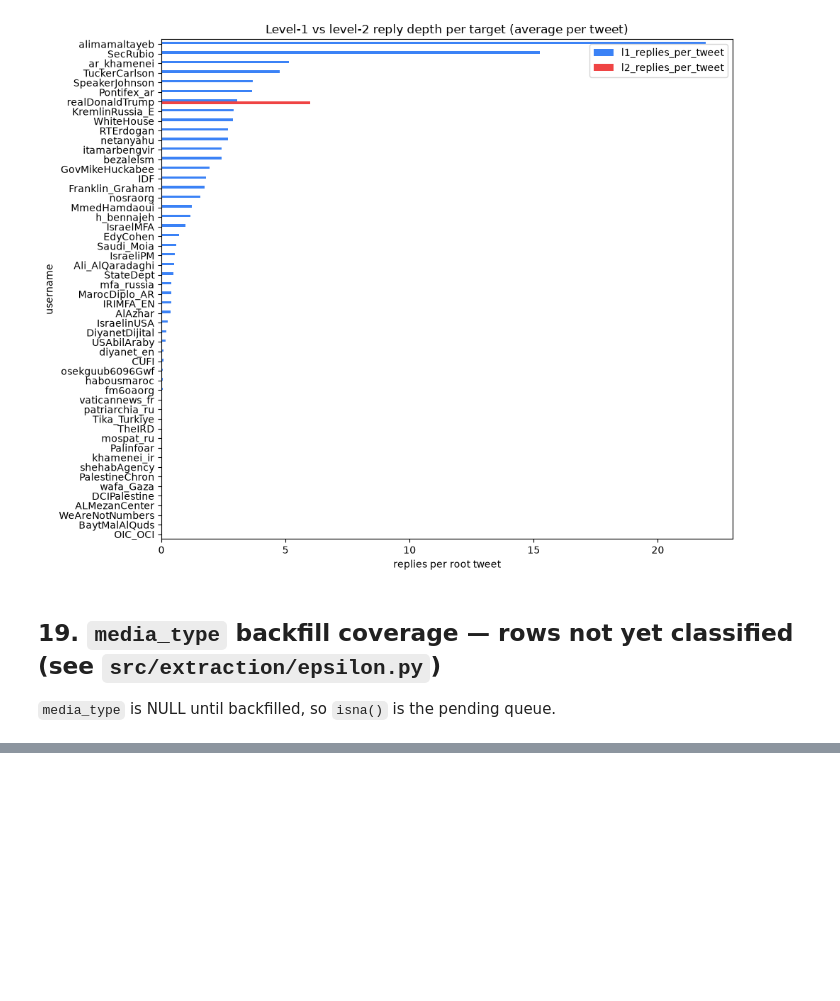
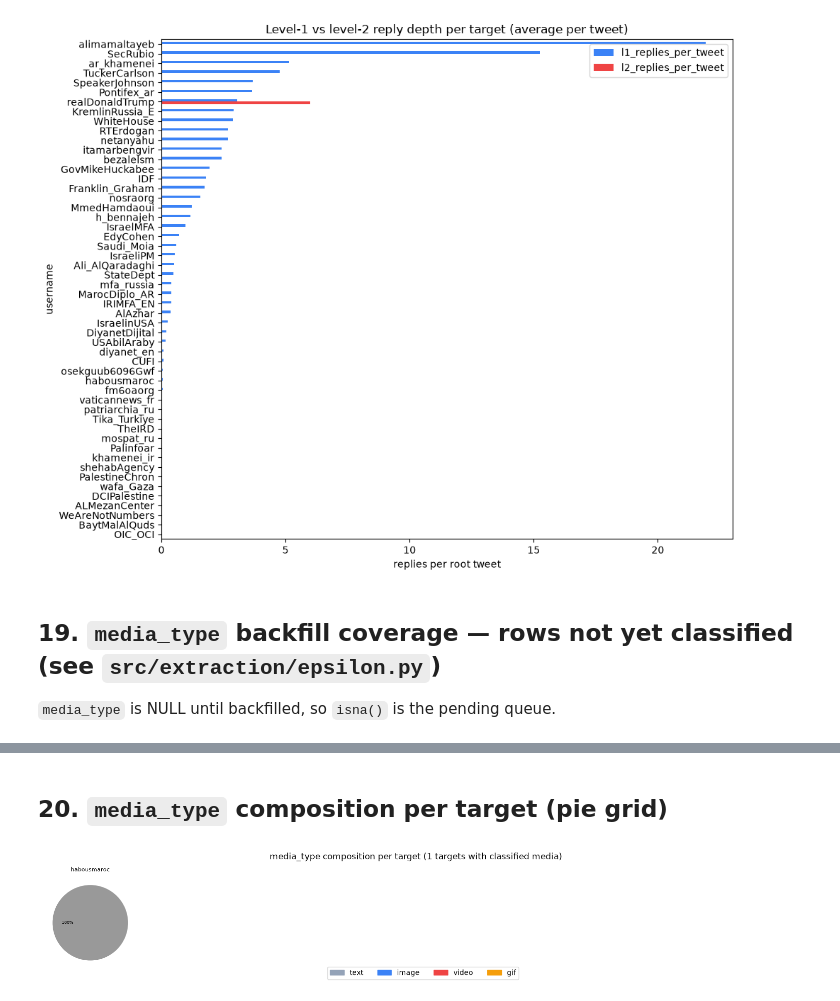
Before and after one commit to zztaouil/twitter-datum, a Jupyter notebook: tools/explore.ipynb, the cells around one changed output, grey strips where cells are left out. Cells and saved outputs as stored; diff of their text form; code cells hidden in the pictures; blank space fills up the shorter version.

```diff
--- a/tools/explore.ipynb
+++ b/tools/explore.ipynb
@@ -516,0 +541,23 @@ mt_coverage.sort_values("pct_done")
+# %% [markdown]
+## 20. `media_type` composition per target (pie grid)
+# %%
+mt_pie = tweets[tweets["is_target"] & tweets["media_type"].notna()]
+mt_pie = mt_pie.groupby(["username", "media_type"]).size().unstack(fill_value=0)
+mt_pie = mt_pie.reindex(TARGETS).dropna(how="all")
+mt_pie = mt_pie.loc[mt_pie.sum(axis=1) > 0]
+
+colors = {"text": "#94A3B8", "image": "#3B82F6", "video": "#EF4444", "gif": "#F59E0B"}
+ncols = 6
+nrows = -(-len(mt_pie) // ncols)
+fig, axes = plt.subplots(nrows, ncols, figsize=(2.6 * ncols, 2.6 * nrows))
+for ax, (username, row) in zip(axes.flat, mt_pie.iterrows()):
+    row = row[row > 0]
+    ax.pie(row.values, colors=[colors.get(k, "#999") for k in row.index], autopct="%1.0f%%", textprops={"fontsize": 6})
+    ax.set_title(username, fontsize=8)
+for ax in axes.flat[len(mt_pie):]:
+    ax.axis("off")
+fig.legend(handles=[plt.Rectangle((0, 0), 1, 1, color=c) for c in colors.values()], labels=list(colors), loc="lower center", ncol=4)
+fig.suptitle(f"media_type composition per target ({len(mt_pie)} targets with classified media)")
+plt.tight_layout(rect=(0, 0.03, 1, 1))
+# %% [output]
+[figure, added]
```
Also changed, not shown: parts of 2 cells of this notebook, 1 other file.
